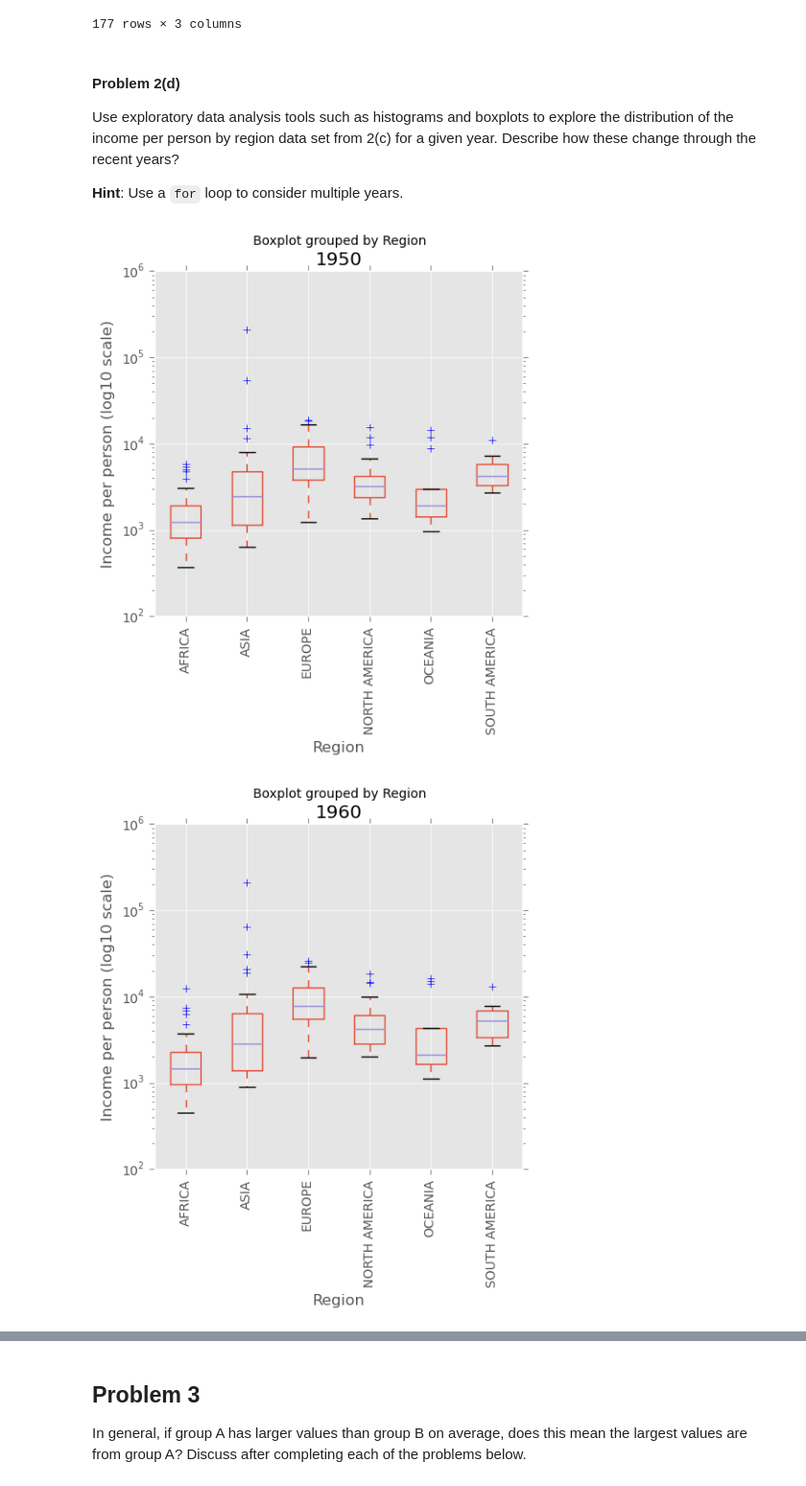
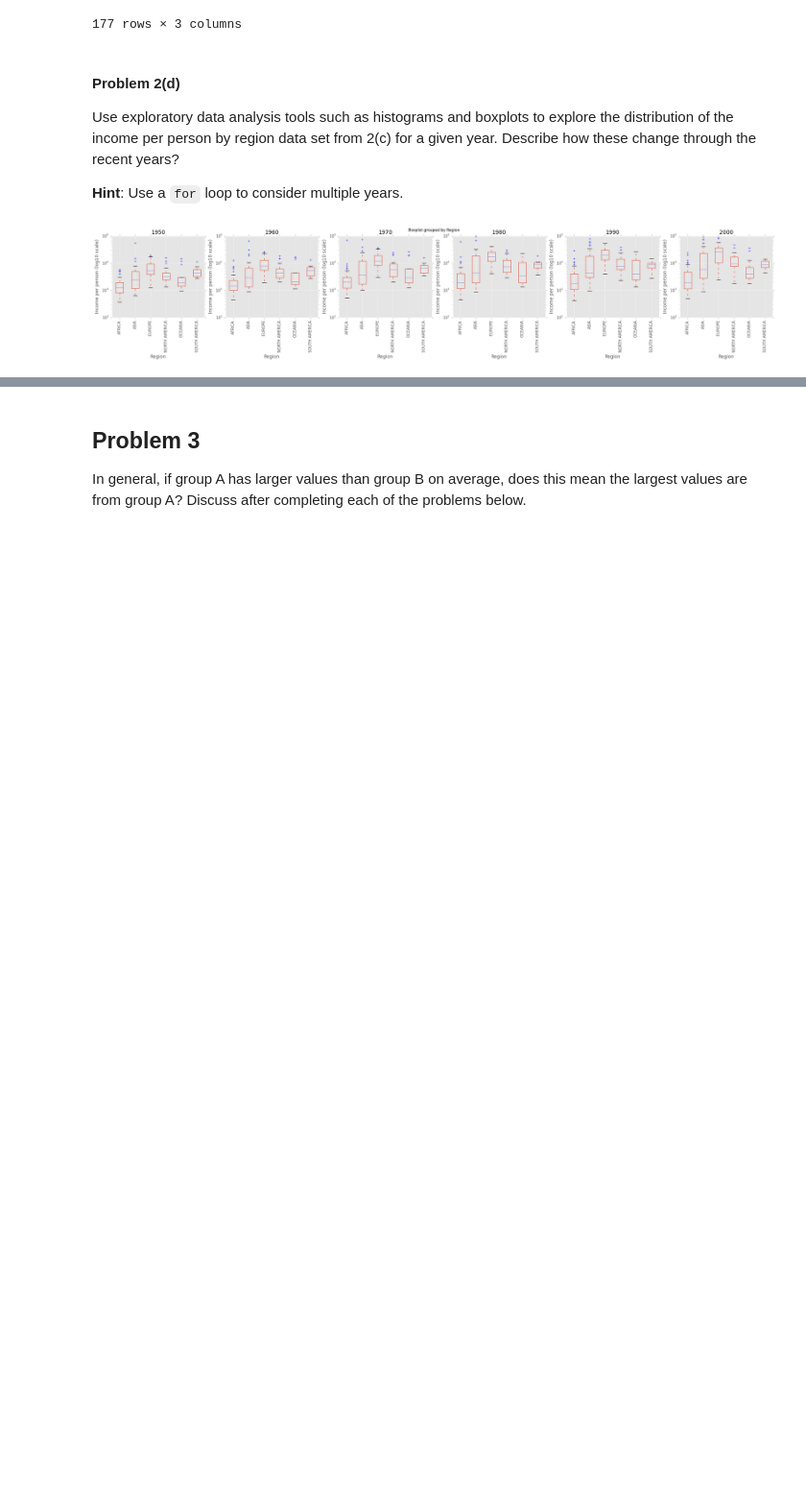
Before and after one commit to bwainstock/cs109, a Jupyter notebook: hw/HW1/HW1.ipynb, the cells around one changed output, grey strips where cells are left out. Shown at 96% size. Drawn from its saved outputs; the diff is of its cells as text; code cells hidden in the pictures; blank space fills up the shorter version.

```diff
--- a/hw/HW1/HW1.ipynb
+++ b/hw/HW1/HW1.ipynb
@@ -129,7 +129,7 @@ new_columns = ['W', 'salary']
 wins_salaries_by_team = pd.merge(salary_by_team.reset_index(), teams, on=shared_index, how='inner').set_index(shared_index)[new_columns]
 wins_salaries_by_team.index.levels
 wins_salaries_by_team.head()
-sample = wins_salaries_by_team.loc[(wins_salaries_by_team.index.get_level_values('yearID')==year)]
+sample = wins_salaries_by_team.loc[(wins_salaries_by_team.index.get_level_values('yearID')==2002)]
 sample
 # %% [output]
 |  |  | W | salary |
@@ -159,19 +159,21 @@ How would you graphically display the relationship between total wins and total
 # %%
 years = wins_salaries_by_team.index.levels[1]
 plt.style.use('ggplot')
-for year in years:
+fig, ax = plt.subplots(6,5, figsize=(25,20))
+for year, axes in zip(years, ax.flatten()):
     sample = wins_salaries_by_team.loc[(wins_salaries_by_team.index.get_level_values('yearID')==year)]
-    fig, ax = plt.subplots()
-    ax.scatter(y=sample['W'], x=sample['salary'])
-    ax.axhline(sample['W'].mean())
-    ax.axvline(sample['salary'].mean())
+    axes.scatter(y=sample['W'], x=sample['salary'])
+    axes.axhline(sample['W'].mean())
+    axes.axvline(sample['salary'].mean())
     xyoak = (sample['salary']['OAK'], sample['W']['OAK'])
-    ax.annotate('OAK', xy=xyoak)
+    axes.annotate('OAK', xy=xyoak)
     xyny = (sample['salary']['NYA'], sample['W']['NYA'])
-    ax.annotate('NYA', xy=xyny)
+    axes.annotate('NYA', xy=xyny)
+    axes.set_title(year)
+    axes.set_xlabel('Salary')
+    axes.set_ylabel('Wins')
 
-    plt.title(year)
-    plt.xlabel('Salary')
-    plt.ylabel('Wins')
-    plt.show()
+ax[-1, -1].axis('off')
+plt.tight_layout()
+plt.show()
 # %% [output]
@@ -336,13 +326,15 @@ Use exploratory data analysis tools such as histograms and boxplots to explore t
 **Hint**: Use a `for` loop to consider multiple years.
 # %%
 years = range(1950, 2010, 10)
-for year in years:
+fig, ax = plt.subplots(1, len(years), figsize=(25,5))
+for year, axes in zip(years, ax):
     income_by_year = mergeByYear(year)
-    income_by_year.boxplot('Income', by='Region', rot=90, figsize=(5,5))
+    income_by_year.boxplot('Income', by='Region', rot=90, figsize=(5,5), ax=axes)
     #plt.ylim(10**2, 10.5 **5)
-    plt.yscale('log')
-    plt.ylabel('Income per person (log10 scale)')
-    plt.title(year)
+    axes.set_yscale('log')
+    axes.set_ylim(top=10**5)
+    axes.set_title(year)
+    axes.set_ylabel('Income per person (log10 scale)')
+plt.tight_layout()
 # %% [output]
-[figure, old version]
+[figure, new version]
-[figure, removed]
```
Also changed, not shown: parts of 8 cells of this notebook, 1 other file.
